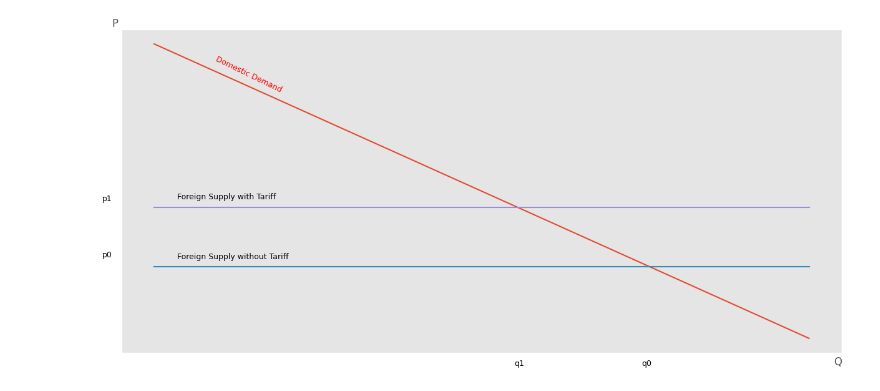
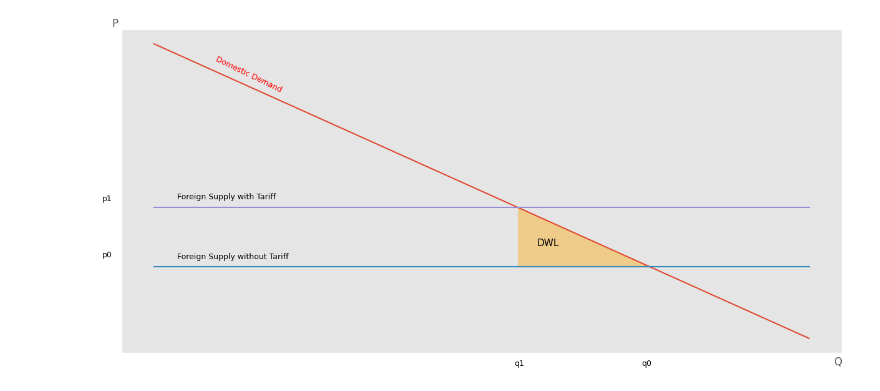
Before and after one commit to Arafat-learning/soybean_trade, a Jupyter notebook: figure_2.ipynb, the cells around one changed output. Saved outputs shown, nothing was run; the diff lists cells and outputs as text; code cells hidden in the pictures.

```diff
--- a/figure_2.ipynb
+++ b/figure_2.ipynb
@@ -17,6 +17,14 @@ fig = plt.figure(figsize=(12, 6))
 plt.plot(q, d)
 plt.plot(q, no_tax)
 plt.plot(q, tax)
+
+plt.fill_between(
+    q[55:76],
+    no_tax[55:76],      # Pw
+    d[55:76],           # кривая D
+    color="orange",
+    alpha=0.4
+)
 
 fig.text(
     0.1,                   # X-coordinate (0.0 = far left, 1.0 = far right)
@@ -64,31 +72,42 @@ fig.text(
 fig.text(
     0.55,                   # X-coordinate (0.0 = far left, 1.0 = far right)
     0.06,                   # Y-coordinate (0.0 = bottom, 1.0 = top)
     "q1",
     fontsize=9,             # Keep it small
     rotation =0,
     color='black',
     ha='left'               # Horizontal alignment
 )
 fig.text(
     0.72,                   # X-coordinate (0.0 = far left, 1.0 = far right)
     0.06,                   # Y-coordinate (0.0 = bottom, 1.0 = top)
     "q0",
     fontsize=9,             # Keep it small
     rotation =0,
     color='black',
     ha='left'               # Horizontal alignment
 )
+fig.text(
+    0.58,                   # X-coordinate (0.0 = far left, 1.0 = far right)
+    0.38,                   # Y-coordinate (0.0 = bottom, 1.0 = top)
+    "DWL",
+    fontsize=11,             # Keep it small
+    rotation =0,
+    color='black',
+    ha='left'               # Horizontal alignment
+)
+
+
 plt.yticks([])
 plt.xticks([])
 
 plt.title("")
 plt.ylabel("P", loc = "top", rotation = 0)
 plt.xlabel("Q", loc = "right")
 plt.ticklabel_format(style='plain', axis='y')
 fig.tight_layout(rect=[0, 0.03, 1, 1])
 plt.show()
 
 plt.show()
 # %% [output]
-[figure, old version]
+[figure, new version]
```
